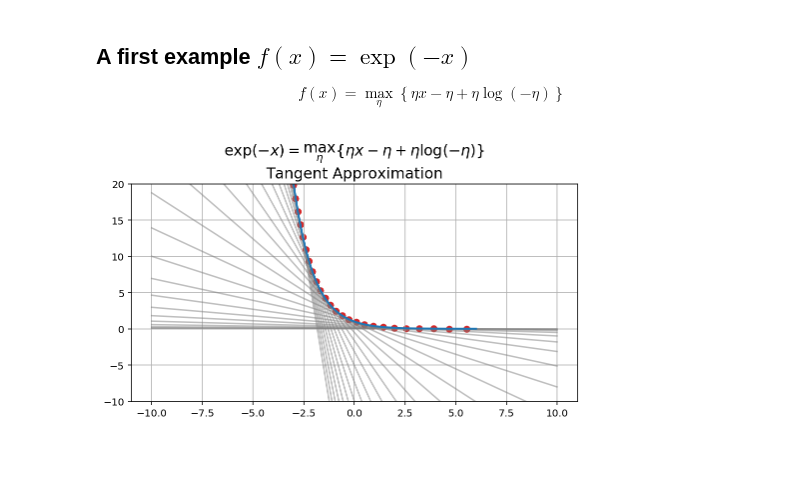
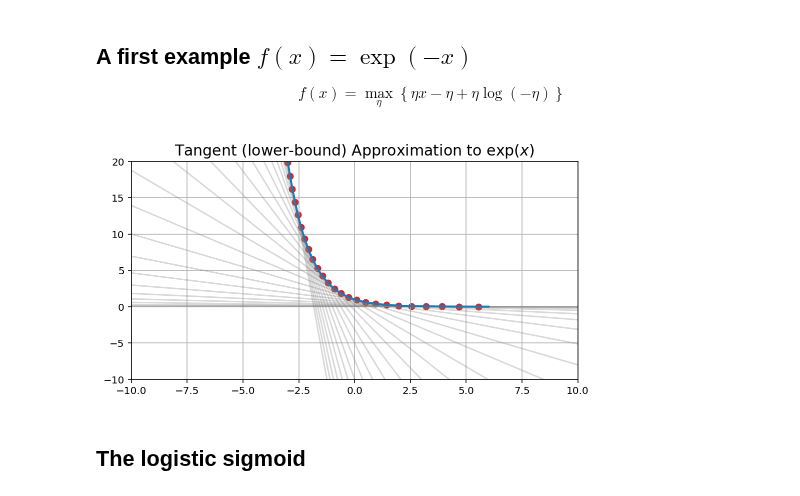
Before and after one commit to gerdm/prml, a Jupyter notebook: chapter10/local-variational-methods.ipynb, the cells around one changed output. Cells and saved outputs as stored; diff of their text form; code cells hidden in the pictures; blank space fills up the shorter version.

```diff
--- a/chapter10/local-variational-methods.ipynb
+++ b/chapter10/local-variational-methods.ipynb
@@ -50,24 +50,26 @@ def gradient_descent(f, xinit, eps=1e-5, alpha=0.01):
 # %%
 xlower = np.linspace(-10, 10)
 etas = np.arange(-0.1, -10, -0.2)
 xrange = -4 + 10 ** np.linspace(0, 1)
 
 eta_init, alpha = -0.1, 1e-3
 eta_collection = []
 for x in xrange[::2]:
     eta_hat = gradient_descent(lambda eta: -f_linear(x, eta), eta_init, alpha=alpha)
     plt.scatter(x, f_linear(x, eta_hat), c="tab:red")
     eta_collection.append(eta_hat)
 
 for eta in eta_collection:
-    plt.plot(xlower, f_linear(xlower, eta), alpha=0.5, c="tab:gray")
+    plt.plot(xlower, f_linear(xlower, eta), alpha=0.3, c="tab:gray")
 
 
 plt.plot(xrange, f(xrange), linewidth=2)
 
 plt.ylim(-10, 20)
-eq = r"$\exp(-x) = \max_{\eta}\left\{\eta x - \eta + \eta\log(-\eta)\right\}$"
-plt.title(eq + "\nTangent Approximation", fontsize=15)
+plt.xlim(-10, 10)
+plt.title("Tangent (lower-bound) Approximation to $\exp(x)$", fontsize=15)
 plt.grid()
 # %% [output]
-[figure, old version]
+[figure, new version]
+# %% [markdown]
+## The logistic sigmoid
```
Also changed, not shown: parts of 6 cells of this notebook.
